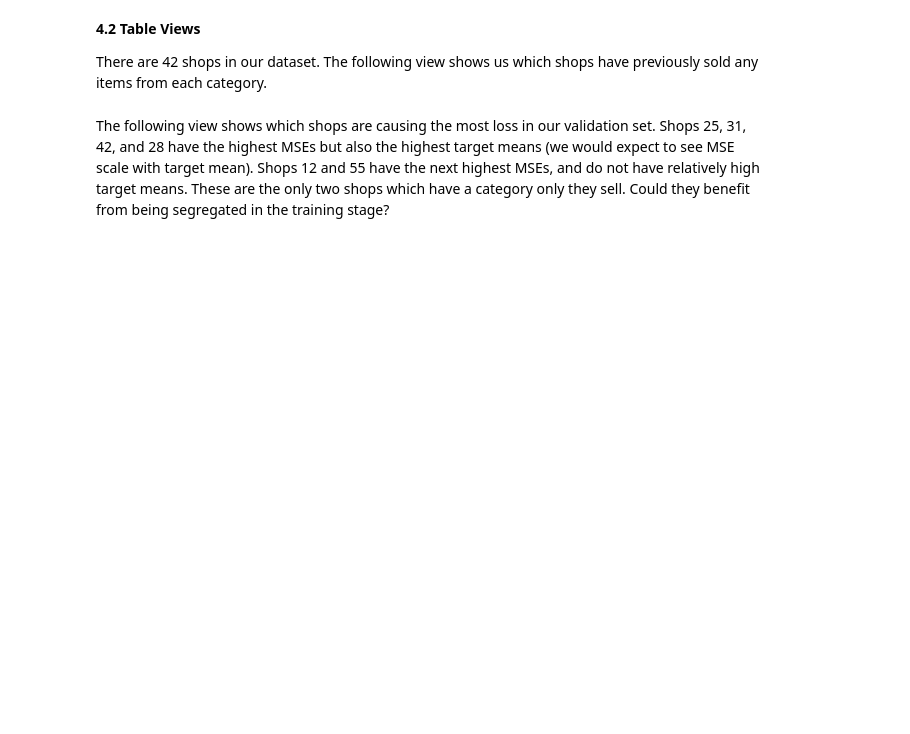
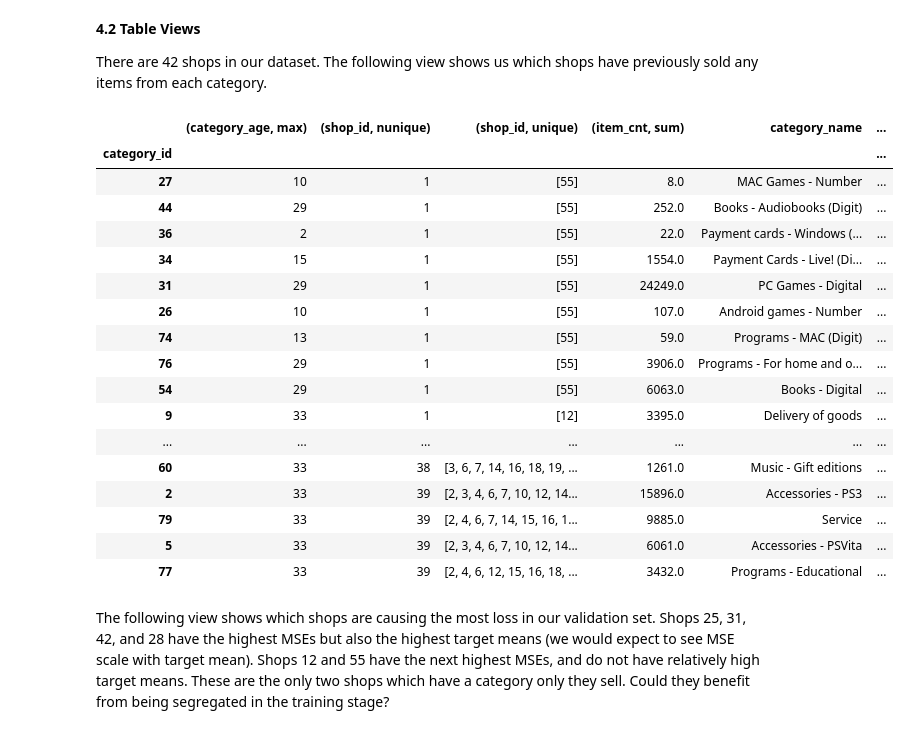
Before and after one commit to godjw/Predict_Future_Sales, a Jupyter notebook: feature-engineering-lightgbm-exploring-performance.ipynb, the cells around one changed output. Drawn from its saved outputs; the diff is of its cells as text; code cells hidden in the pictures; blank space fills up the shorter version.

```diff
--- a/feature-engineering-lightgbm-exploring-performance.ipynb
+++ b/feature-engineering-lightgbm-exploring-performance.ipynb
@@ -1122,27 +1348,46 @@ fig.show()
 
 There are 42 shops in our dataset. The following view shows us which shops have previously sold any items from each category.
 # %%
-df = pd.read_pickle('../input/files-top-scoring-notebook-output-exploration/df_complete.pkl')
+df = pd.read_pickle('df_complete.pkl')
 (
 df
 [df['category_id'].isin(X_test.category_id.unique())]
 .query('item_cnt>0')
 .groupby('category_id')
 .agg({
     'category_age':'max',
     'shop_id':['nunique','unique'],
     'item_cnt':'sum'
     })
 .join(categories['category_name'])
 .join(
     X_test
     .groupby('category_id')
     .agg({'item_id':'nunique'})
     .rename(columns={'item_id':'test_set_items'})
 )
 .sort_values(('shop_id', 'nunique'))
 .head(20)
 )
+# %% [output]
+|  | (category_age, max) | (shop_id, nunique) | (shop_id, unique) | (item_cnt, sum) | category_name | ... |
+| category_id |  |  |  |  |  | ... |
+| 27 | 10 | 1 | [55] | 8.0 | MAC Games - Number | ... |
+| 44 | 29 | 1 | [55] | 252.0 | Books - Audiobooks (Digit) | ... |
+| 36 | 2 | 1 | [55] | 22.0 | Payment cards - Windows (... | ... |
+| 34 | 15 | 1 | [55] | 1554.0 | Payment Cards - Live! (Di... | ... |
+| 31 | 29 | 1 | [55] | 24249.0 | PC Games - Digital | ... |
+| 26 | 10 | 1 | [55] | 107.0 | Android games - Number | ... |
+| 74 | 13 | 1 | [55] | 59.0 | Programs - MAC (Digit) | ... |
+| 76 | 29 | 1 | [55] | 3906.0 | Programs - For home and o... | ... |
+| 54 | 29 | 1 | [55] | 6063.0 | Books - Digital | ... |
+| 9 | 33 | 1 | [12] | 3395.0 | Delivery of goods | ... |
+| ... | ... | ... | ... | ... | ... | ... |
+| 60 | 33 | 38 | [3, 6, 7, 14, 16, 18, 19, ... | 1261.0 | Music - Gift editions | ... |
+| 2 | 33 | 39 | [2, 3, 4, 6, 7, 10, 12, 14... | 15896.0 | Accessories - PS3 | ... |
+| 79 | 33 | 39 | [2, 4, 6, 7, 14, 15, 16, 1... | 9885.0 | Service | ... |
+| 5 | 33 | 39 | [2, 3, 4, 6, 7, 10, 12, 14... | 6061.0 | Accessories - PSVita | ... |
+| 77 | 33 | 39 | [2, 4, 6, 12, 15, 16, 18, ... | 3432.0 | Programs - Educational | ... |
 # %% [markdown]
 The following view shows which shops are causing the most loss in our validation set. Shops 25, 31, 42, and 28 have the highest MSEs but also the highest target means (we would expect to see MSE scale with target mean). Shops 12 and 55 have the next highest MSEs, and do not have relatively high target means. These are the only two shops which have a category only they sell. Could they benefit from being segregated in the training stage?
 # %%
```
Also changed, not shown: parts of 25 cells of this notebook, 3 other files.
